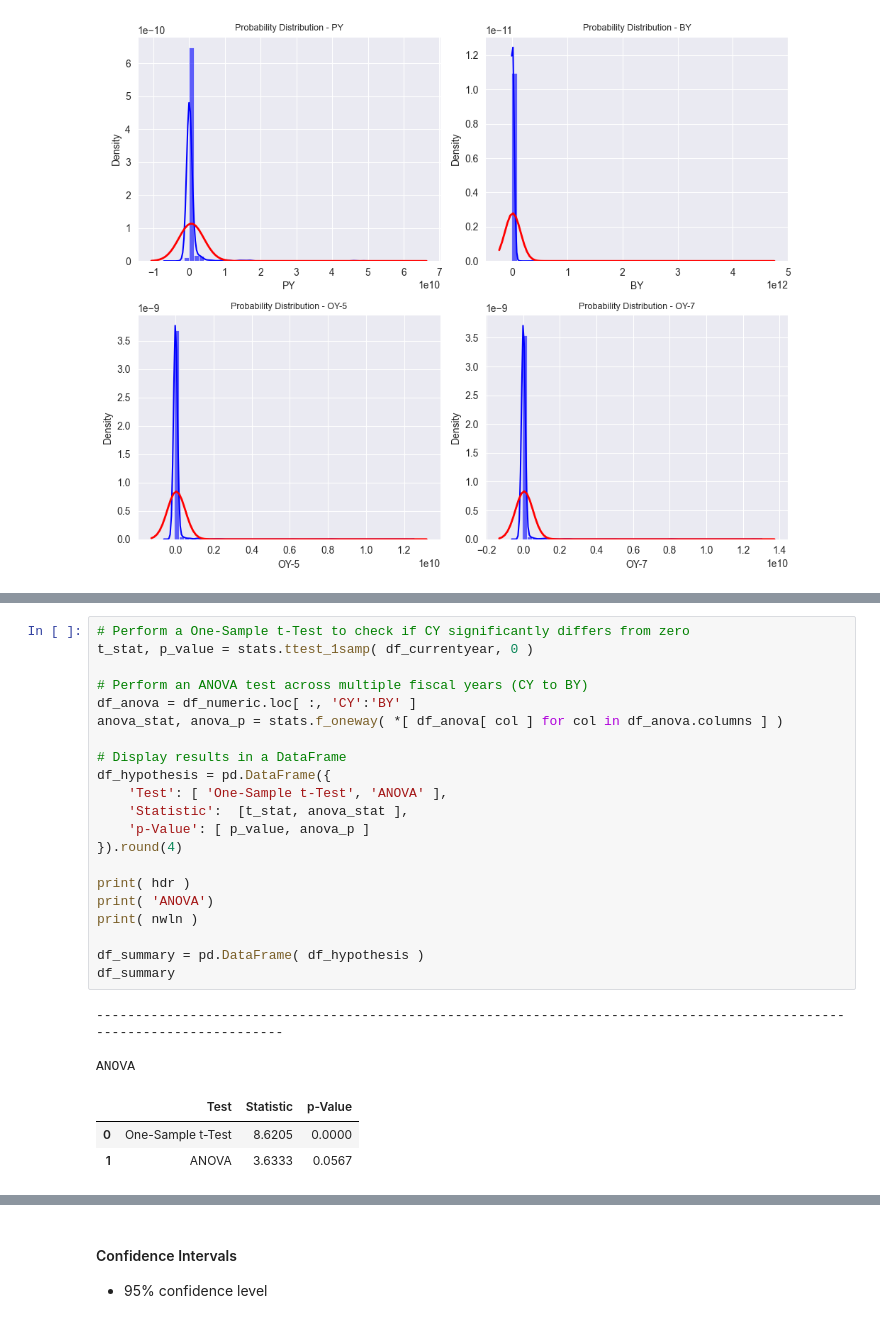
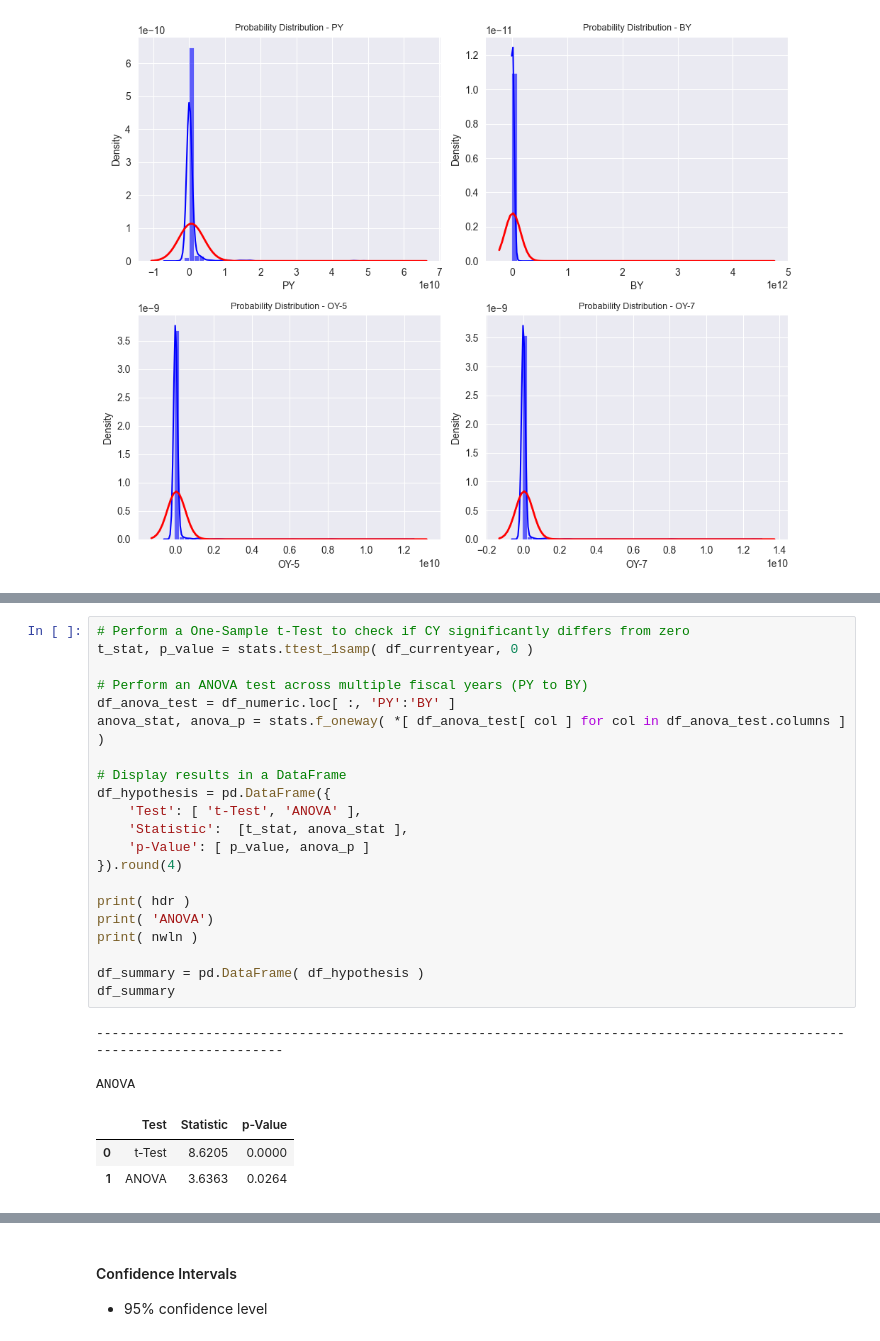
Before and after one commit to is-leeroy-jenkins/Sched-X, a Jupyter notebook: max.ipynb, the cells around one changed output, grey strips where cells are left out. Drawn from its saved outputs; the diff is of its cells as text.

```diff
--- a/max.ipynb
+++ b/max.ipynb
@@ -279,28 +281,28 @@ ___
 # %%
 # Perform a One-Sample t-Test to check if CY significantly differs from zero
 t_stat, p_value = stats.ttest_1samp( df_currentyear, 0 )
 
-# Perform an ANOVA test across multiple fiscal years (CY to BY)
-df_anova = df_numeric.loc[ :, 'CY':'BY' ]
-anova_stat, anova_p = stats.f_oneway( *[ df_anova[ col ] for col in df_anova.columns ] )
+# Perform an ANOVA test across multiple fiscal years (PY to BY)
+df_anova_test = df_numeric.loc[ :, 'PY':'BY' ]
+anova_stat, anova_p = stats.f_oneway( *[ df_anova_test[ col ] for col in df_anova_test.columns ] )
 
 # Display results in a DataFrame
 df_hypothesis = pd.DataFrame({
-    'Test': [ 'One-Sample t-Test', 'ANOVA' ],
+    'Test': [ 't-Test', 'ANOVA' ],
     'Statistic':  [t_stat, anova_stat ],
     'p-Value': [ p_value, anova_p ]
 }).round(4)
 
 print( hdr )
 print( 'ANOVA')
 print( nwln )
 
 df_summary = pd.DataFrame( df_hypothesis )
 df_summary
 # %% [output]
 ------------------------------------------------------------------------------------------------------------------------
 
 ANOVA
 |  | Test | Statistic | p-Value |
-| 0 | One-Sample t-Test | 8.6205 | 0.0000 |
-| 1 | ANOVA | 3.6333 | 0.0567 |
+| 0 | t-Test | 8.6205 | 0.0000 |
+| 1 | ANOVA | 3.6363 | 0.0264 |
```
Also changed, not shown: parts of 4 cells of this notebook.
